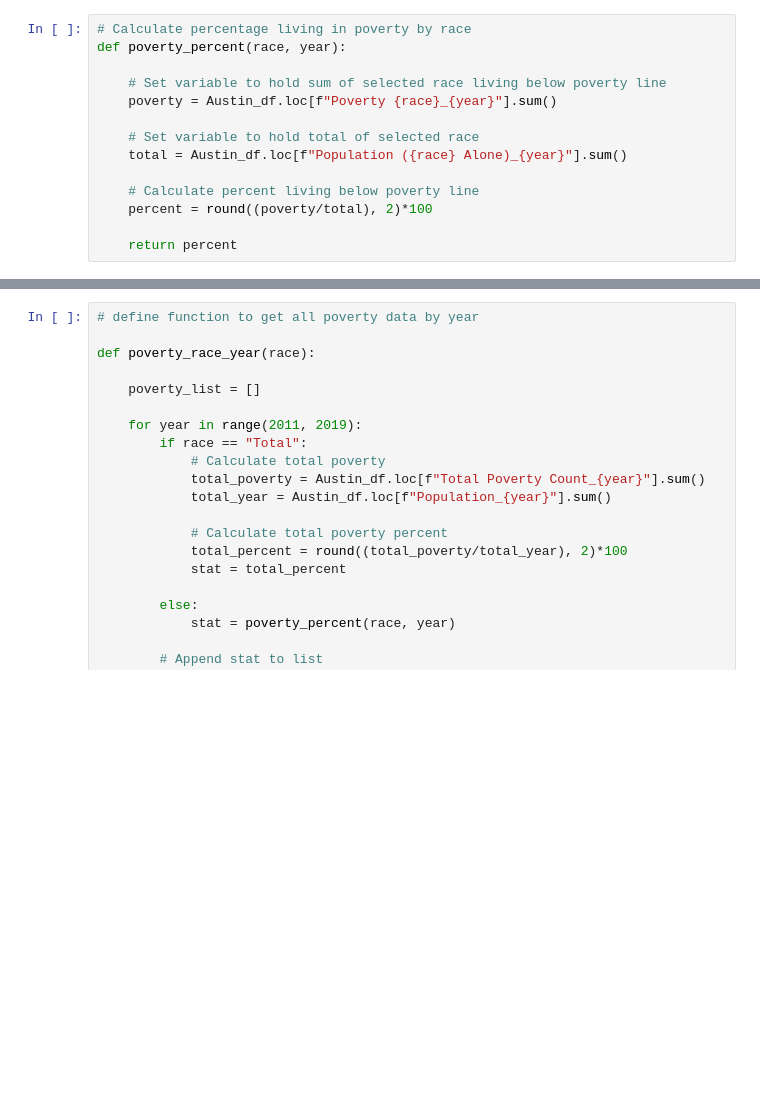
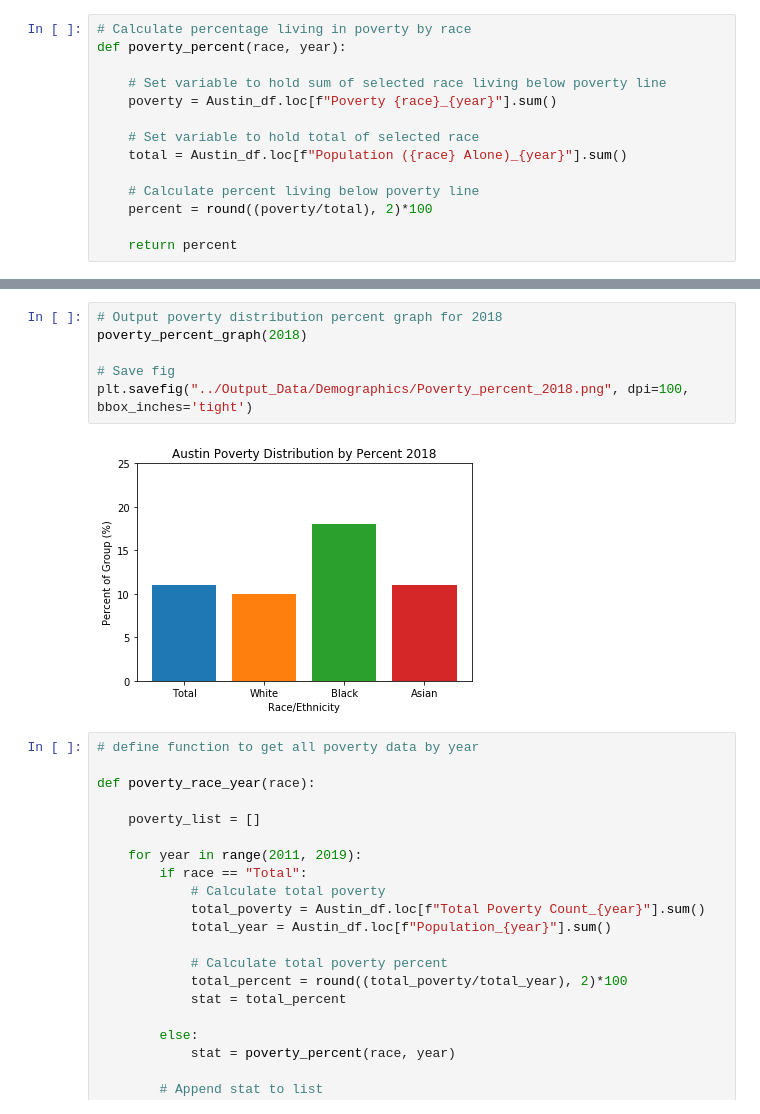
Before and after one commit to travis-tyler/AustinPopulationData, a Jupyter notebook: Rob/Demographics Visualization.ipynb, the cells around one changed output, grey strips where cells are left out. Drawn from its saved outputs; the diff is of its cells as text; blank space fills up the shorter version.

```diff
--- a/Rob/Demographics Visualization.ipynb
+++ b/Rob/Demographics Visualization.ipynb
@@ -246,3 +269,11 @@ plt.savefig("../Output_Data/Demographics/Poverty_distribution_2018.png")
+# %%
+# Output poverty distribution percent graph for 2018
+poverty_percent_graph(2018)
+
+# Save fig
+plt.savefig("../Output_Data/Demographics/Poverty_percent_2018.png", dpi=100, bbox_inches='tight')
+# %% [output]
+[figure, added]
 # %%
 # define function to get all poverty data by year
 
```
Also changed, not shown: parts of 14 cells of this notebook, 9 other files.
